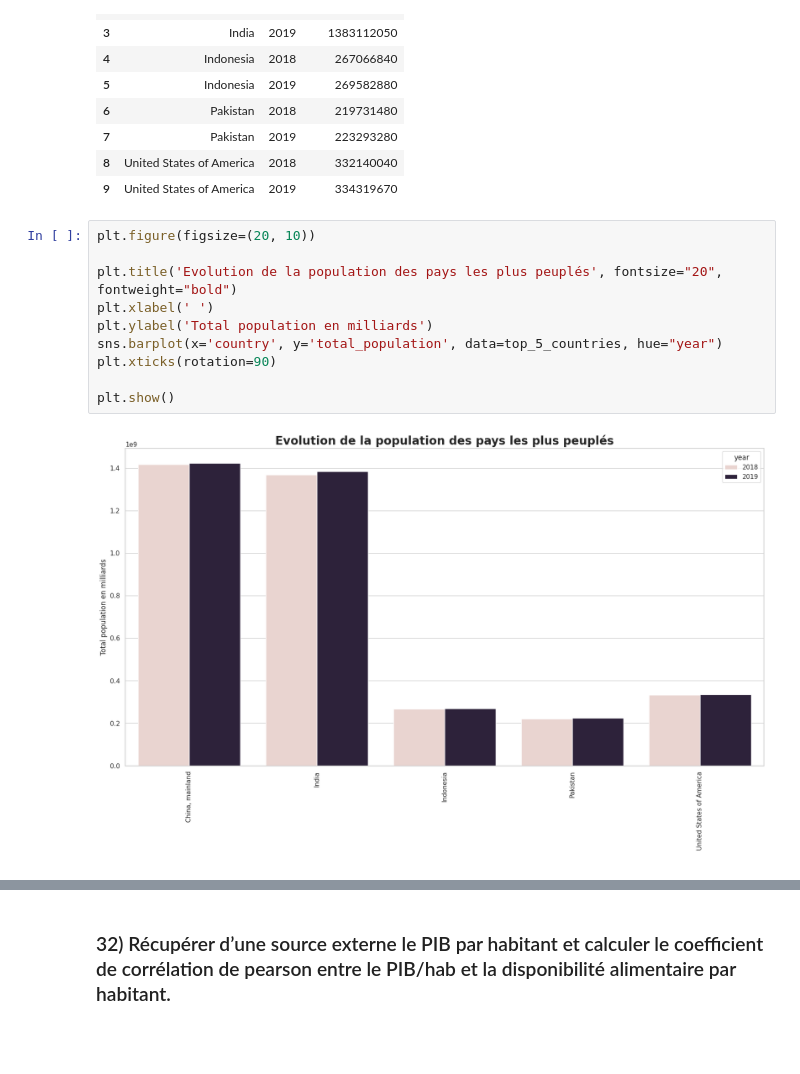
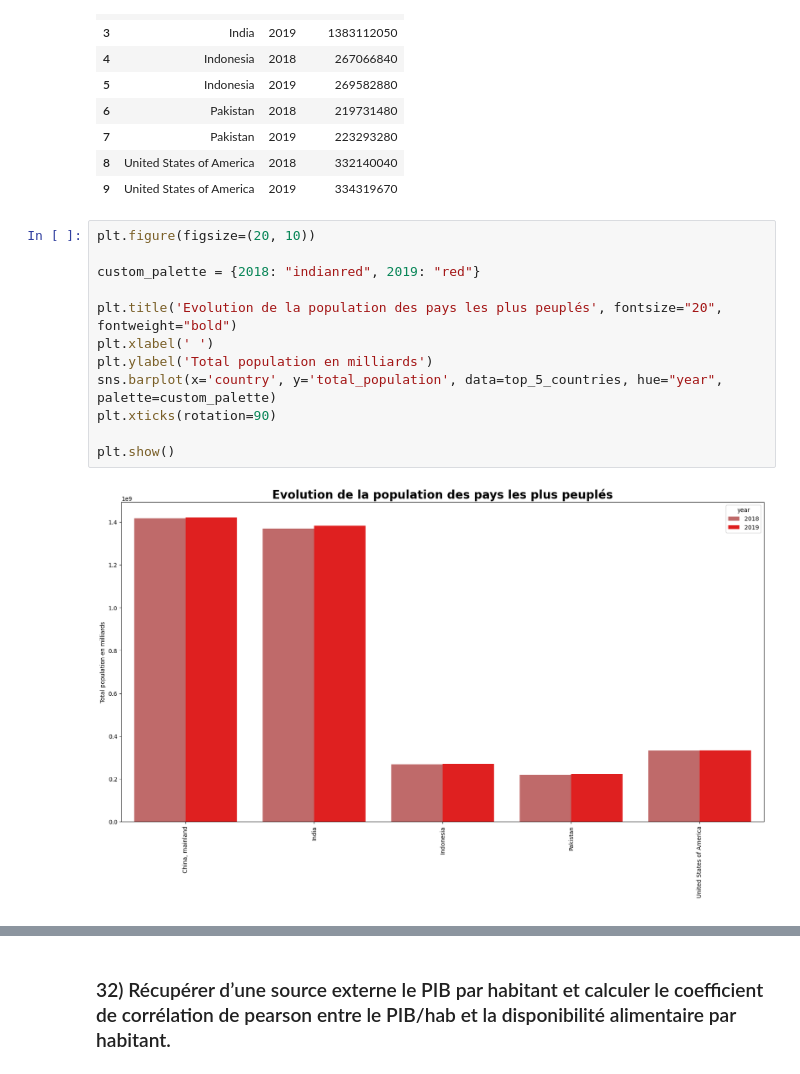
Before and after one commit to t7bo/pandas_fao, a Jupyter notebook: main.ipynb, the cells around one changed output, grey strips where cells are left out. Drawn from its saved outputs; the diff is of its cells as text; blank space fills up the shorter version.

```diff
--- a/main.ipynb
+++ b/main.ipynb
@@ -1106,13 +979,15 @@ top_5_countries
 | 9 | United States of America | 2019 | 334319670 |
 # %%
 plt.figure(figsize=(20, 10))
+
+custom_palette = {2018: "indianred", 2019: "red"}
 
 plt.title('Evolution de la population des pays les plus peuplés', fontsize="20", fontweight="bold")
 plt.xlabel(' ')
 plt.ylabel('Total population en milliards')
-sns.barplot(x='country', y='total_population', data=top_5_countries, hue="year")
+sns.barplot(x='country', y='total_population', data=top_5_countries, hue="year", palette=custom_palette)
 plt.xticks(rotation=90)
 
 plt.show()
 # %% [output]
-[figure, old version]
+[figure, new version]
```
Also changed, not shown: parts of 31 cells of this notebook, 4 other files.
